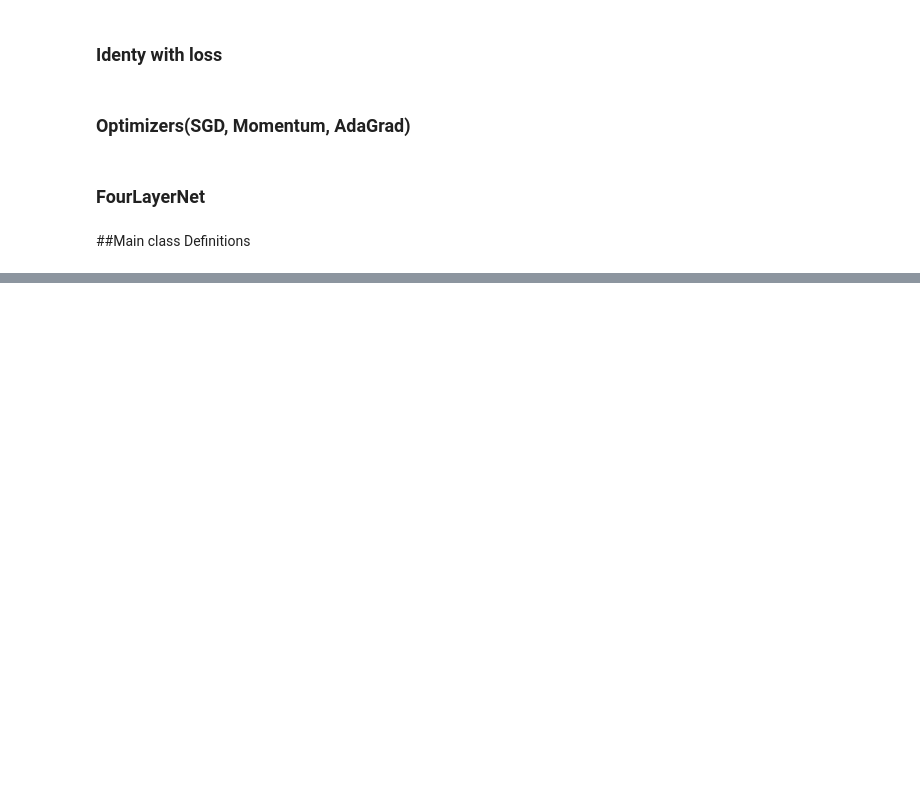
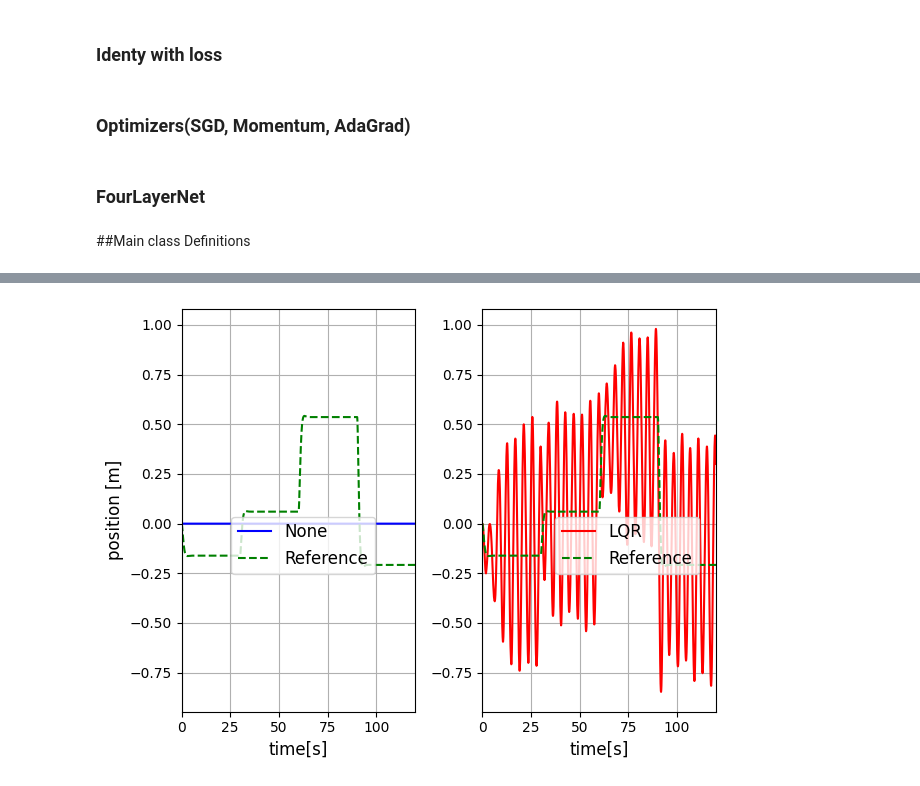
Before and after one commit to SpaceTAKA/FRIDAY_CarSimu, a Jupyter notebook: FRIDAY_CarSimu.ipynb, the cells around one changed output, grey strips where cells are left out. Drawn from its saved outputs; the diff is of its cells as text; code cells hidden in the pictures; blank space fills up the shorter version.

```diff
--- a/FRIDAY_CarSimu.ipynb
+++ b/FRIDAY_CarSimu.ipynb
@@ -491,0 +509,84 @@ plt.show()
+# %%
+#------common parameters-----------
+m=1.5
+car=PositioningCar(m, "enviro")
+A, B = car.model_matrix()
+Q=np.diag([20,5])
+R=np.eye(1)
+P, K = PositioningCar.lqr(A,B,Q,R)
+
+
+T=120
+dt=0.050
+t=np.arange(0,T,dt)
+
+pr=0
+vr=0
+ur=0
+
+r = np.zeros([len(t), 2])
+
+#----SF parameters-------
+x_lqr = np.zeros([len(t), 2])
+u_lqr = np.zeros([len(t), 1])
+Inputs4GPs = np.zeros([len(t), 3])
+Residual4GPs = np.zeros([len(t), 1])
+
+
+x_r = np.zeros([len(t), 2])
+
+Ar= A-B@K
+Br=B@K
+
+
+ResetCycle=30
+ResetTimer=0
+#----------RUN------------------------
+import random
+
+pr=random.uniform(-1, 1)
+
+for i in range(1, len(t) ):
+  #Setpoint Regulation Test
+  if ResetTimer<=ResetCycle:
+    ResetTimer +=dt
+  else:
+    ResetTimer=0
+    pr=random.uniform(-1, 1)
+    vr=0
+    ur=0
+
+
+  r[i,:] = np.array([ pr,vr ])
+  dist=1*np.random.randn(1)
+
+#---------States Feedback Controller---------------------
+  u_lqr[i]= -np.dot(K,x_lqr[i-1,:]-r[i,:]) + ur  #1. Decide control input
+
+  dx_lqr  = car.true_dynamics(x_lqr[i-1, :], u_lqr[i]+dist , t[i] ) #2. Input to unknown dynamics and get dx
+
+  x_lqr[i,:]=x_lqr[i-1,:]+ dx_lqr*dt #3. Update state
+
+  Inputs4GPs[i,:]=np.append(x_lqr[i-1,:] , u_lqr[i] ) #LEARN
+  Residual4GPs[i] = dx_lqr[1]  - 1/m* u_lqr[i]
+
+
+
+  dx_r =  Ar@x_r[i-1, :] +   Br@r[i,:]  + B.T*ur
+
+  x_r[i,:]=x_r[i-1,:]+ dx_r*dt
+#--------------PLOT---------------
+
+
+plt.close("all")
+
+lbls= ('position [m]', 'velosity [m/s]')
+scls = (1, 1)
+legends=(  'None','LQR',  "Reference"    )
+base_fig = plt.figure()
+
+PositioningCar.plot_graph(t,  x_lqr*0, x_lqr, x_r ,lbls, scls, legends,base_fig)
+
+plt.show()
+# %% [output]
+[figure, added]
```
Also changed, not shown: parts of 17 cells of this notebook.
